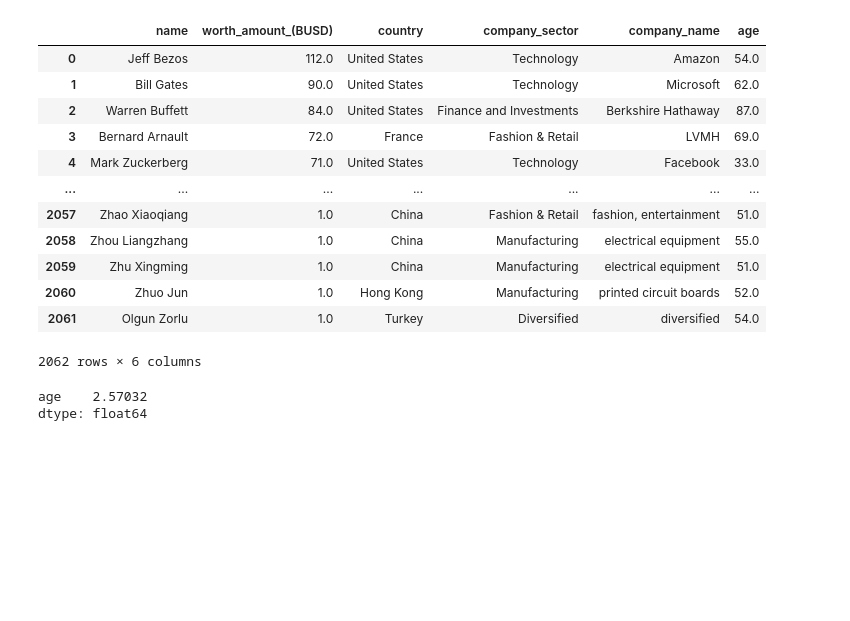
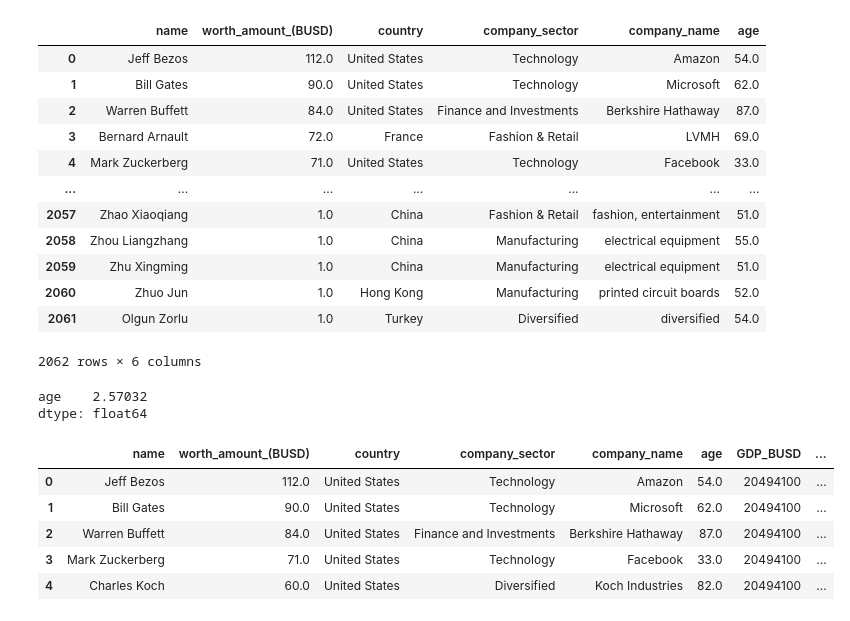
Before and after one commit to vkamg/Ironhack-Module-1-Project---Pipelines, a Jupyter notebook: notebooks/web_scraping_Data.ipynb, the cells around one changed output. Saved outputs shown, nothing was run; the diff lists cells and outputs as text; code cells hidden in the pictures; blank space fills up the shorter version.

```diff
--- a/notebooks/web_scraping_Data.ipynb
+++ b/notebooks/web_scraping_Data.ipynb
@@ -176,6 +205,13 @@ null_cols[null_cols > 0] / len(df_forbes_country_cleaned) * 100
 age    2.57032
 dtype: float64
 # %%
-"""df_forbes_country_gdp = pd.merge(df_forbeslist, gdp_dataset_cleaned, on='country')
-df_forbeslist_gdp.head()"""
+df_forbes_country_gdp = pd.merge(df_forbes_country_cleaned, gdp_dataset_cleaned, on='country')
+df_forbes_country_gdp.head()
+# %% [output]
+|  | name | worth_amount_(BUSD) | country | company_sector | company_name | age | GDP_BUSD | ... |
+| 0 | Jeff Bezos | 112.0 | United States | Technology | Amazon | 54.0 | 20494100 | ... |
+| 1 | Bill Gates | 90.0 | United States | Technology | Microsoft | 62.0 | 20494100 | ... |
+| 2 | Warren Buffett | 84.0 | United States | Finance and Investments | Berkshire Hathaway | 87.0 | 20494100 | ... |
+| 3 | Mark Zuckerberg | 71.0 | United States | Technology | Facebook | 33.0 | 20494100 | ... |
+| 4 | Charles Koch | 60.0 | United States | Diversified | Koch Industries | 82.0 | 20494100 | ... |
 # %%
```
Also changed, not shown: parts of 8 cells of this notebook, 8 other files.
